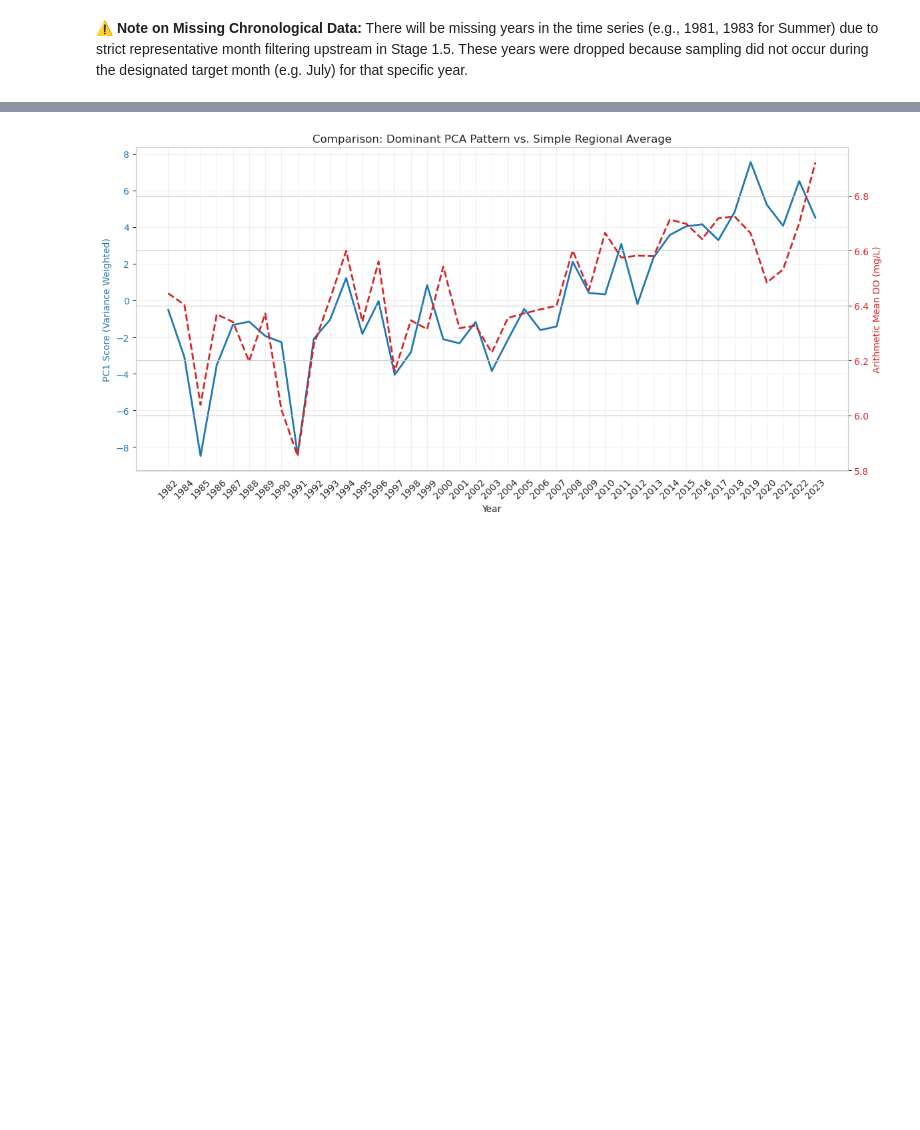
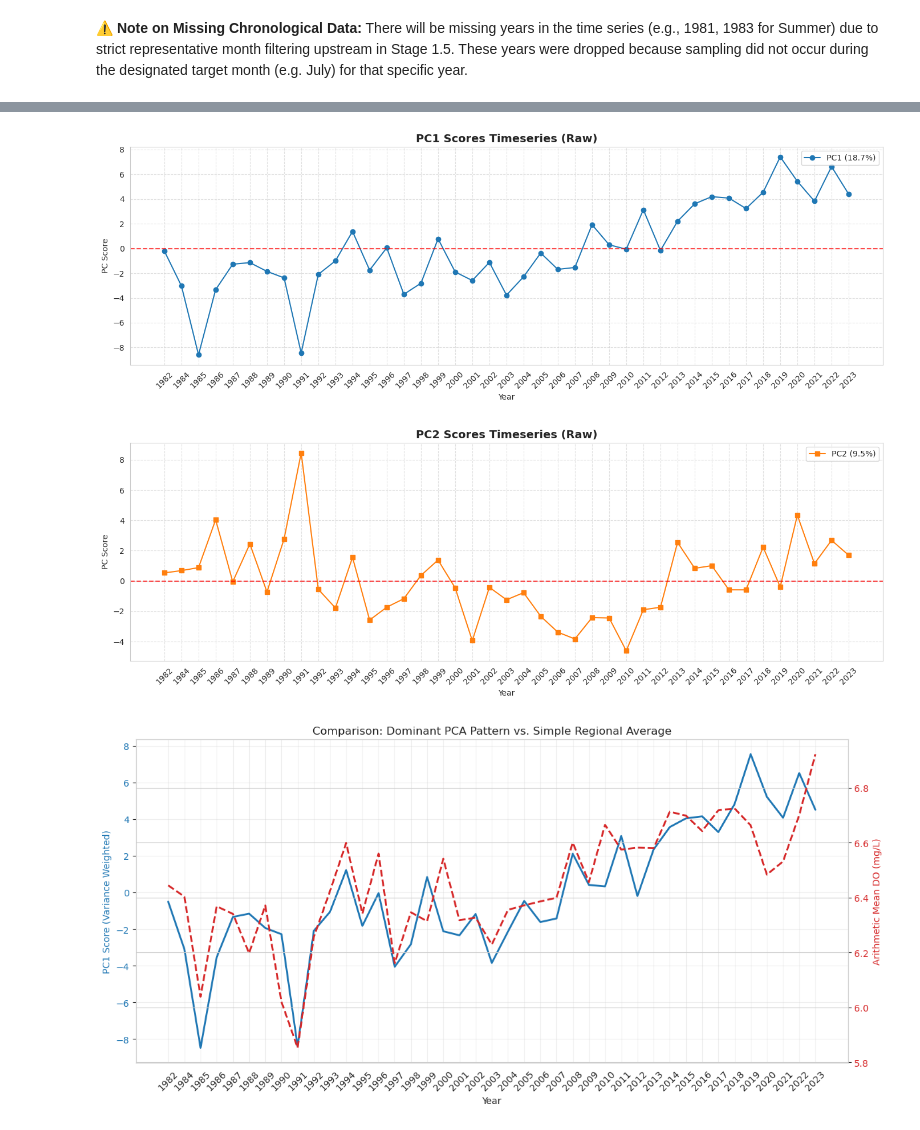
Before and after one commit to reyhanstig/SIS_Analysis_WSL, a Jupyter notebook: notebooks/pipeline/10_PCA_Analysis.ipynb, the cells around one changed output, grey strips where cells are left out. Saved outputs shown, nothing was run; the diff lists cells and outputs as text; code cells hidden in the pictures; blank space fills up the shorter version.

```diff
--- a/notebooks/pipeline/10_PCA_Analysis.ipynb
+++ b/notebooks/pipeline/10_PCA_Analysis.ipynb
@@ -281,3 +281,38 @@ plt.show()
+# %%
+# --- Figure 1: PC1 Scores ---
+plt.figure(figsize=(14, 5))
+plt.plot(scores_df.index, scores_df['PC1'],
+         label=f'PC1 ({explained_variance[0]*100:.1f}%)',
+         color='tab:blue', marker='o')
+plt.axhline(y=0, color='red', linestyle='--', alpha=0.7)
+plt.title(f"PC1 Scores Timeseries ({'Standardized' if USE_STANDARDIZED_DATA else 'Raw'})",
+          fontsize=14, fontweight='bold')
+plt.xlabel("Year")
+plt.ylabel("PC Score")
+plt.xticks(scores_df.index[::1], rotation=45)
+plt.grid(True, linestyle='--', alpha=0.6)
+plt.legend()
+plt.tight_layout()
+plt.show()
+
+# --- Figure 2: PC2 Scores ---
+plt.figure(figsize=(14, 5))
+plt.plot(scores_df.index, scores_df['PC2'],
+         label=f'PC2 ({explained_variance[1]*100:.1f}%)',
+         color='tab:orange', marker='s')
+plt.axhline(y=0, color='red', linestyle='--', alpha=0.7)
+plt.title(f"PC2 Scores Timeseries ({'Standardized' if USE_STANDARDIZED_DATA else 'Raw'})",
+          fontsize=14, fontweight='bold')
+plt.xlabel("Year")
+plt.ylabel("PC Score")
+plt.xticks(scores_df.index[::1], rotation=45)
+plt.grid(True, linestyle='--', alpha=0.6)
+plt.legend()
+plt.tight_layout()
+plt.show()
+# %% [output]
+[figure, added]
+[figure, added]
 # %%
 # --- Sanity Check: PC Scores vs. Arithmetic Mean ---
 
```
Also changed, not shown: parts of 9 cells of this notebook, 23 other files.
